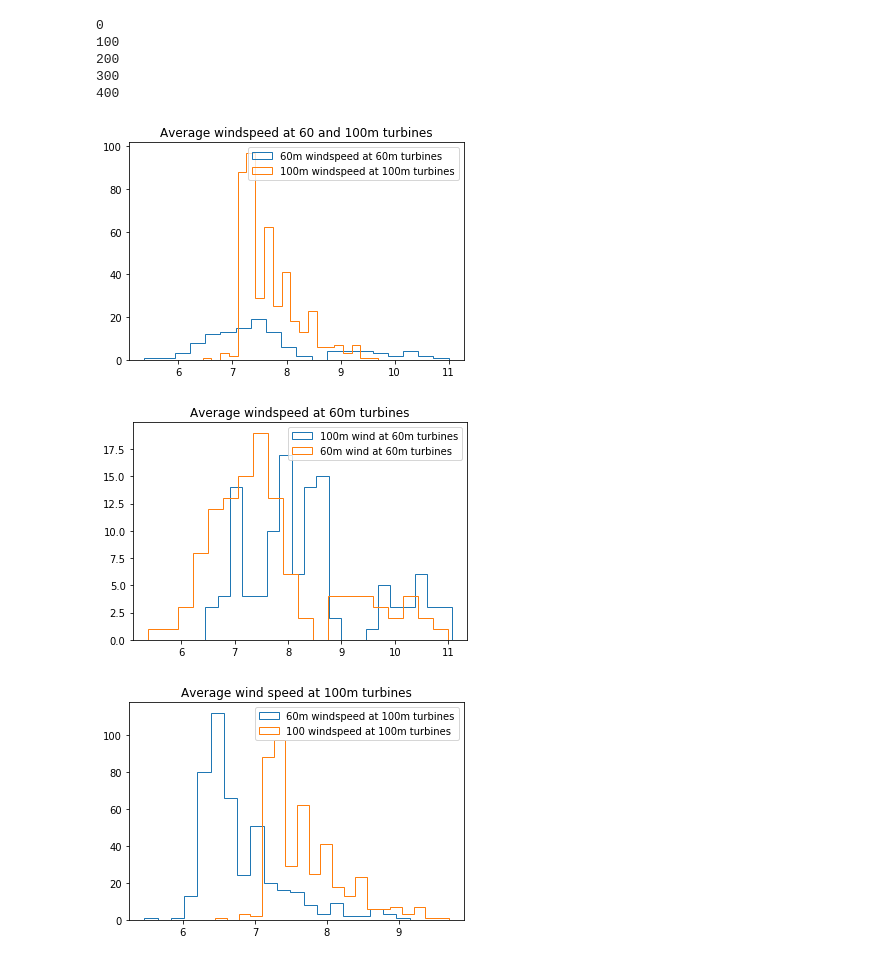
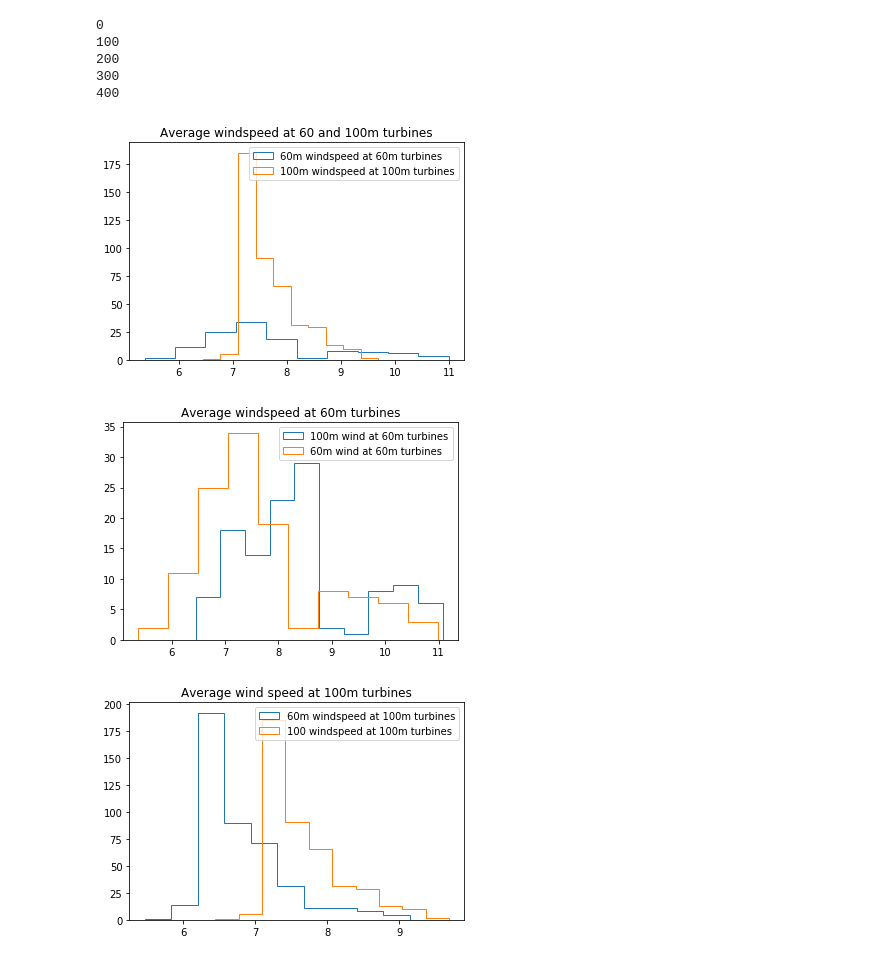
Before and after one commit to RavenPillmann/wind_eda, a Jupyter notebook: Plot One.ipynb, the cells around one changed output. Drawn from its saved outputs; the diff is of its cells as text; code cells hidden in the pictures.

Commit message:
new plot

```diff
--- a/Plot One.ipynb
+++ b/Plot One.ipynb
@@ -75,26 +75,26 @@ windspeed_60_for_100_turbine = getDataForCoordinates(coordinates_97_103, windspe
 400
 # %%
 # plt.hist(windspeed_200_for_60_turbines_avg, bins=20, histtype='step', label='200m')
-plt.hist(windspeed_60_avg, bins=20, histtype='step', label='60m windspeed at 60m turbines')
-plt.hist(windspeed_100_avg, bins=20, histtype='step', label='100m windspeed at 100m turbines')
+plt.hist(windspeed_60_avg, bins=10, histtype='step', label='60m windspeed at 60m turbines')
+plt.hist(windspeed_100_avg, bins=10, histtype='step', label='100m windspeed at 100m turbines')
 
 # plt.hist(windspeed_100_for_60_turbines_avg, bins=20, histtype='step', label='100m')
 plt.legend()
 plt.title('Average windspeed at 60 and 100m turbines')
 plt.show()
-plt.hist(windspeed_100_for_60_turbines_avg, bins=20, histtype='step', label='100m wind at 60m turbines')
-plt.hist(windspeed_60_avg, bins=20, histtype='step', label='60m wind at 60m turbines')
+plt.hist(windspeed_100_for_60_turbines_avg, bins=10, histtype='step', label='100m wind at 60m turbines')
+plt.hist(windspeed_60_avg, bins=10, histtype='step', label='60m wind at 60m turbines')
 
 plt.legend()
 plt.title('Average windspeed at 60m turbines')
 plt.show()
 
-plt.hist(windspeed_60_for_100_turbine_avg, bins=20, histtype='step', label='60m windspeed at 100m turbines')
-plt.hist(windspeed_100_avg, bins=20, histtype='step', label='100 windspeed at 100m turbines')
+plt.hist(windspeed_60_for_100_turbine_avg, bins=10, histtype='step', label='60m windspeed at 100m turbines')
+plt.hist(windspeed_100_avg, bins=10, histtype='step', label='100 windspeed at 100m turbines')
 plt.legend()
 plt.title('Average wind speed at 100m turbines')
 plt.show()
 # %% [output]
-[figure, old version]
+[figure, new version]
-[figure, old version]
+[figure, new version]
-[figure, old version]
+[figure, new version]
```
Also changed, not shown: 1 other file.
